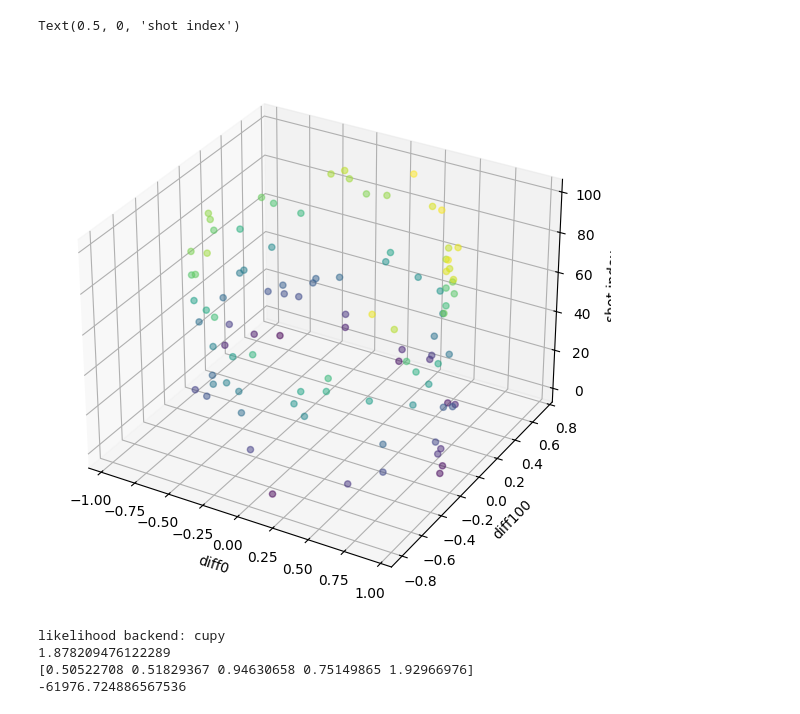
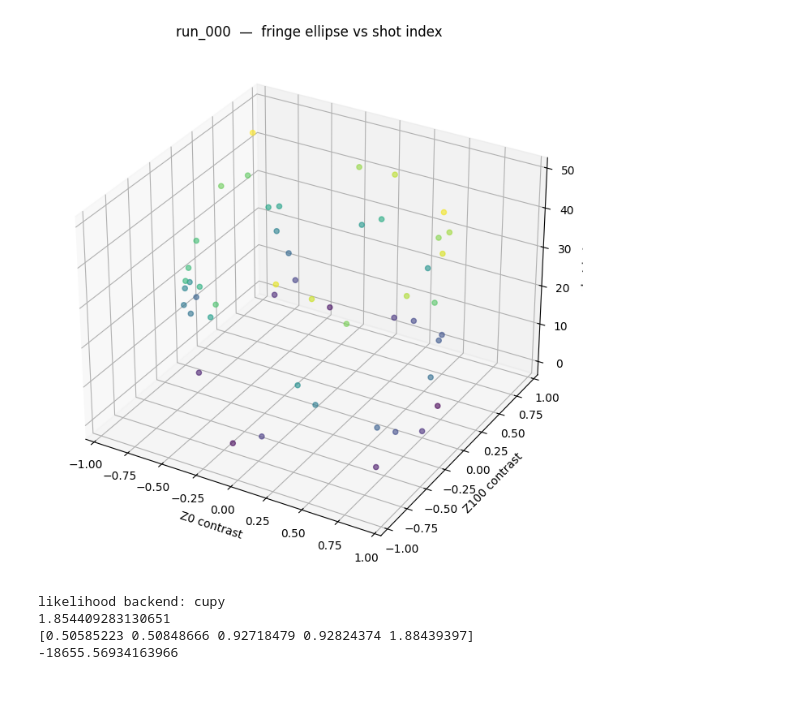
Before and after one commit to noammouelle/gaussian-wavefront-spatially-resolved-inference, a Jupyter notebook: notebooks/generated_data_inspection.ipynb, the cells around one changed output. Cells and saved outputs as stored; diff of their text form; code cells hidden in the pictures.

```diff
--- a/notebooks/generated_data_inspection.ipynb
+++ b/notebooks/generated_data_inspection.ipynb
@@ -5,13 +5,28 @@ sys.path.insert(0, os.path.expanduser('~/aispp-sims/gaussian-wavefront-spatially
 import h5py
 import numpy as np
 import pandas as pd
+import matplotlib.pyplot as plt
 
-from helpers import ShotDataset, LazyShotDataset
+from helpers import ImageShotDataset
+
+DATA_DIR = os.path.expanduser(
+    '~/aispp-sims/gaussian-wavefront-spatially-resolved-inference/data/'
+    'R80_N50_A1000000_muXStd10.0um_muVxStd10.0um_sigX100um_sigVx309um_'
+    'sigXStd10.0um_sigVxStd10.0um_phi0random_sig_A0.100_f0.3000'
+)
+RUN = 'run_000'
 # %%
-Z0   = LazyShotDataset('../data/N100_A10000000_muXStd0.0um_muVxStd0.0um_sigX100um_sigVx309um_sigXStd0.0um_sigVxStd0.0um_phi0random_sig_A0.100_f0.3000/Z0/data_PROB.h5')
-Z100 = LazyShotDataset('../data/N100_A10000000_muXStd0.0um_muVxStd0.0um_sigX100um_sigVx309um_sigXStd0.0um_sigVxStd0.0um_phi0random_sig_A0.100_f0.3000/Z100/data_PROB.h5')
+Z0   = ImageShotDataset(os.path.join(DATA_DIR, RUN, 'Z0',   'data_IMG.h5'))
+Z100 = ImageShotDataset(os.path.join(DATA_DIR, RUN, 'Z100', 'data_IMG.h5'))
 
-print(f'{Z0.n_shots} shots,  {len(Z0[0])} atoms/shot')
+with h5py.File(Z0.path) as f:
+    signal_amp   = float(f.attrs['signal_amp'])
+    signal_freq  = float(f.attrs['signal_freq'])
+    signal_phase = float(f.attrs['signal_phase'])
+
+print(f'{Z0.n_shots} shots,  {Z0.n_atoms_launched:,} atoms launched/shot')
+print(f'Image: {Z0.res}×{Z0.res}  window ±{Z0.half_range*1e3:.0f}mm  pixel={Z0.pixel_size*1e6:.1f}µm')
 print(f'phi0 range: [{Z0.phi0.min():.2f}, {Z0.phi0.max():.2f}] rad')
-print(Z0[0].head())
+print(f'signal: amp={signal_amp:.3f} rad  freq={signal_freq:.4f} cyc/shot  phase={signal_phase:.3f} rad')
+print(f'Detection efficiency — Z0: {Z0.detection_efficiency():.3f}  Z100: {Z100.detection_efficiency():.3f}')
 # %% [output]
@@ -66,14 +127,16 @@ Text(0, 0.5, 'Z100 contrast')
 # %%
-# do the same but with 3D scatter z axis is shot index
 fig = plt.figure(figsize=(10, 7))
 ax = fig.add_subplot(111, projection='3d')
-ax.scatter(diff0, diff100, np.arange(len(diff0)), alpha=0.5, c=np.arange(len(diff0)), cmap='viridis')
-ax.set_xlabel('diff0')
-ax.set_ylabel('diff100')
+ax.scatter(diff0, diff100, np.arange(len(diff0)),
+           alpha=0.6, c=np.arange(len(diff0)), cmap='viridis')
+ax.set_xlabel('Z0 contrast')
+ax.set_ylabel('Z100 contrast')
 ax.set_zlabel('shot index')
+ax.set_title(f'{RUN}  —  fringe ellipse vs shot index')
+plt.tight_layout()
+plt.show()
 # %% [output]
-Text(0.5, 0, 'shot index')
-[figure, old version]
+[figure, new version]
 # %%
 USE_CUPY = True
 
@@ -198,9 +261,9 @@ print(result.x)
 print(-result.fun)
 # %% [output]
 likelihood backend: cupy
-1.878209476122289
-[0.50522708 0.51829367 0.94630658 0.75149865 1.92966976]
--61976.724886567536
+1.854409283130651
+[0.50585223 0.50848666 0.92718479 0.92824374 1.88439397]
+-18655.56934163966
 # %%
 # generate the fitted ellipse
 A1, A2, C1, C2, dphi = result.x
```
Also changed, not shown: parts of 11 cells of this notebook.
